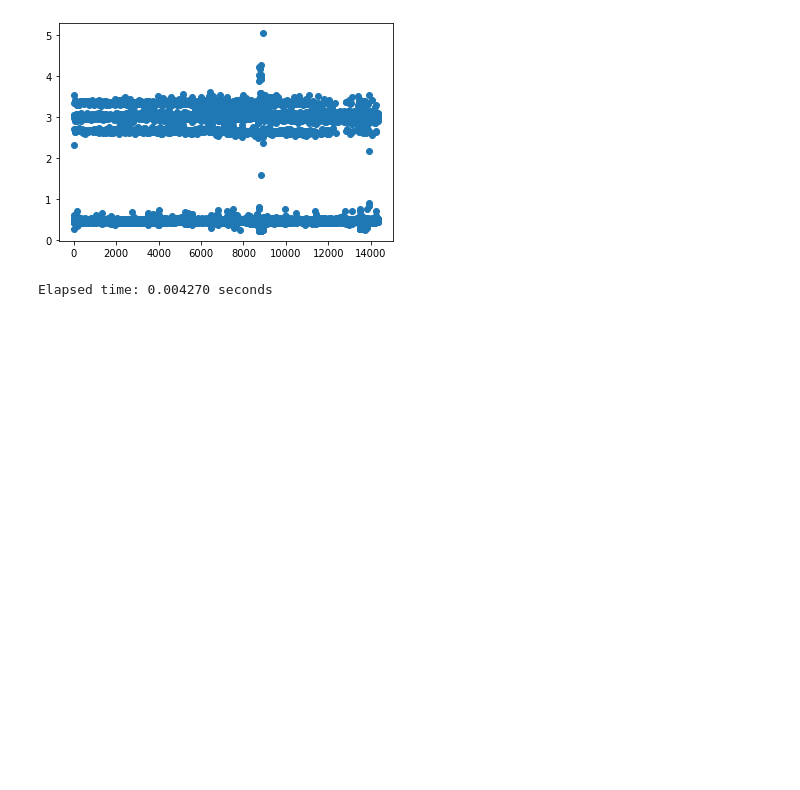
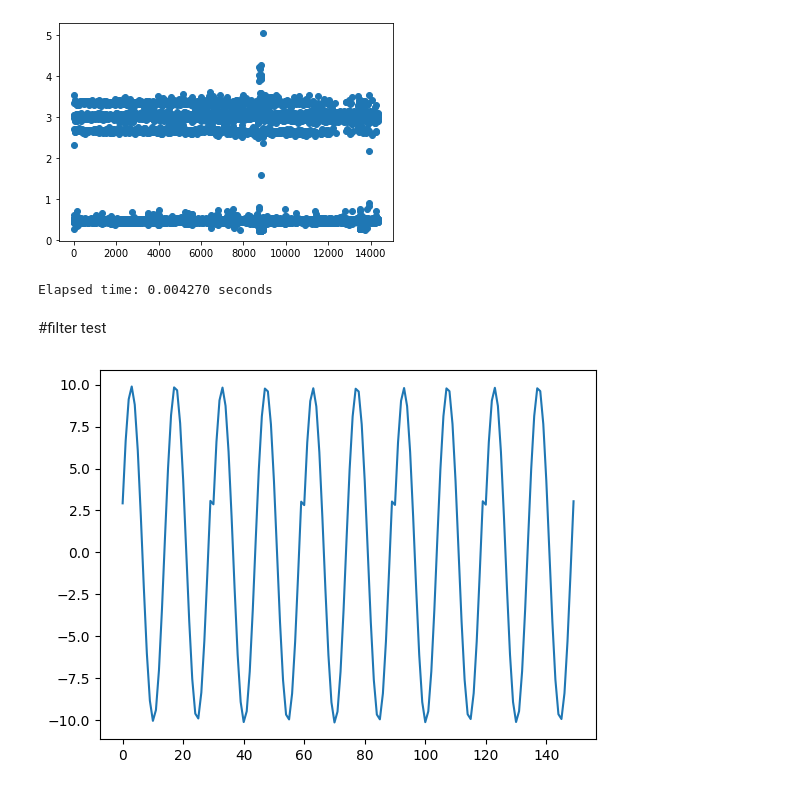
Before and after one commit to brandbci/brand-nsp, a Jupyter notebook: nodes/thresholdExtraction/timing_test.ipynb, the cells around one changed output. Saved outputs shown, nothing was run; the diff lists cells and outputs as text; code cells hidden in the pictures; blank space fills up the shorter version.

```diff
--- a/nodes/thresholdExtraction/timing_test.ipynb
+++ b/nodes/thresholdExtraction/timing_test.ipynb
@@ -79,3 +79,5 @@ elapsed = time.perf_counter() - start
 print(f"Elapsed time: {elapsed:.6f} seconds")
 # %% [output]
 Elapsed time: 0.004270 seconds
+# %% [markdown]
+#filter test
@@ -81,0 +240,18 @@ Elapsed time: 0.004270 seconds
+# %%
+(filter_func, sos, zi, rev_win,
+    rev_zi) = build_filter()
+
+n_channels = 256
+n_samp = 30
+data_buffer = np.zeros((n_channels, n_samp), dtype=np.float32)
+data_buffer[0] = np.sin(np.linspace(0, 4*np.pi, n_samp))*10
+filt_buffer = np.zeros_like(data_buffer)
+rev_buffer = np.zeros(
+    (n_channels, 120 + n_samp),
+    dtype=np.float32)
+group_list = []
+# %%
+acausal_filter(data_buffer, filt_buffer, rev_buffer, sos, zi, group_list, rev_win, rev_zi)
+_=plt.plot(rev_buffer[0])
+# %% [output]
+[figure, added]
```
Also changed, not shown: parts of 4 cells of this notebook, 4 other files.
